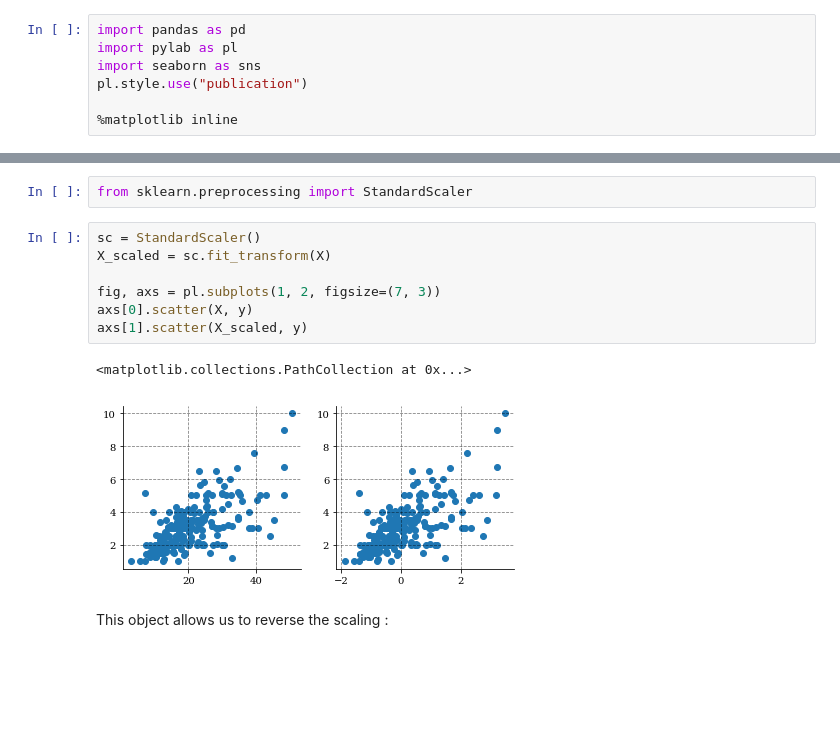
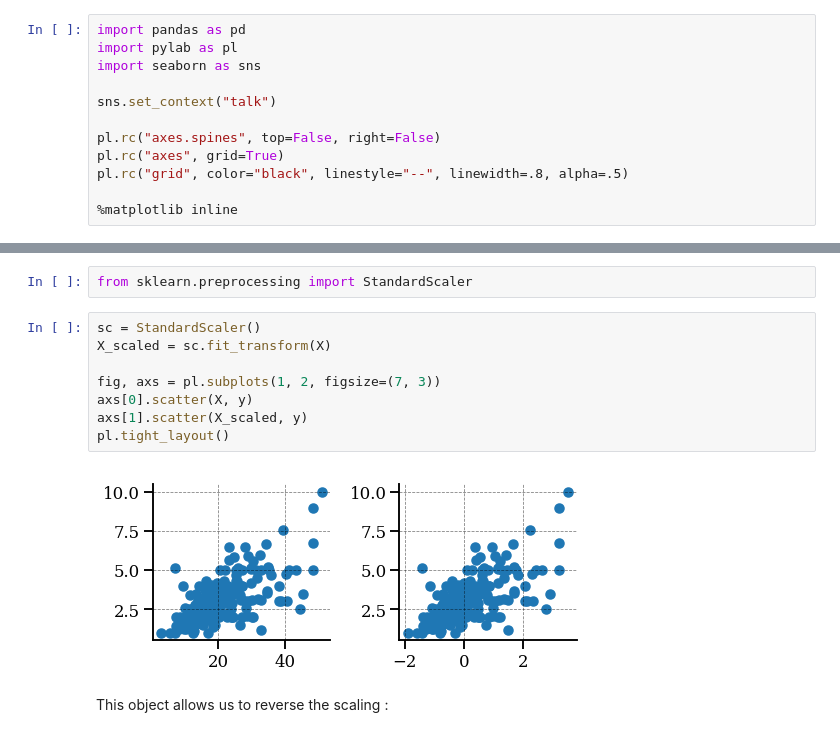
Before and after one commit to locie/simurex2018_workshop, a Jupyter notebook: celliern/machine_learning/workshop_ml.ipynb, the cells around one changed output, grey strips where cells are left out. Cells and saved outputs as stored; diff of their text form; blank space fills up the shorter version.

```diff
--- a/celliern/machine_learning/workshop_ml.ipynb
+++ b/celliern/machine_learning/workshop_ml.ipynb
@@ -48,7 +48,12 @@ The data for this example will be the tip amount in a restaurant : we will try t
 import pandas as pd
 import pylab as pl
 import seaborn as sns
-pl.style.use("publication")
+
+sns.set_context("talk")
+
+pl.rc("axes.spines", top=False, right=False)
+pl.rc("axes", grid=True)
+pl.rc("grid", color="black", linestyle="--", linewidth=.8, alpha=.5)
 
 %matplotlib inline
 # %%
@@ -154,13 +159,13 @@ from sklearn.preprocessing import StandardScaler
 # %%
 sc = StandardScaler()
 X_scaled = sc.fit_transform(X)
 
 fig, axs = pl.subplots(1, 2, figsize=(7, 3))
 axs[0].scatter(X, y)
 axs[1].scatter(X_scaled, y)
+pl.tight_layout()
 # %% [output]
-<matplotlib.collections.PathCollection at 0x...>
-[figure, old version]
+[figure, new version]
 # %% [markdown]
 This object allows us to reverse the scaling :
 # %%
```
Also changed, not shown: parts of 26 cells of this notebook.
